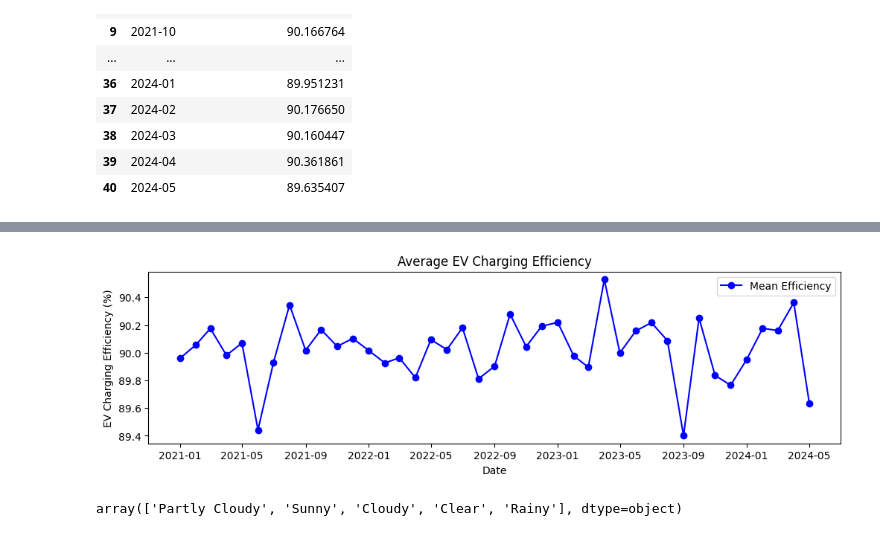
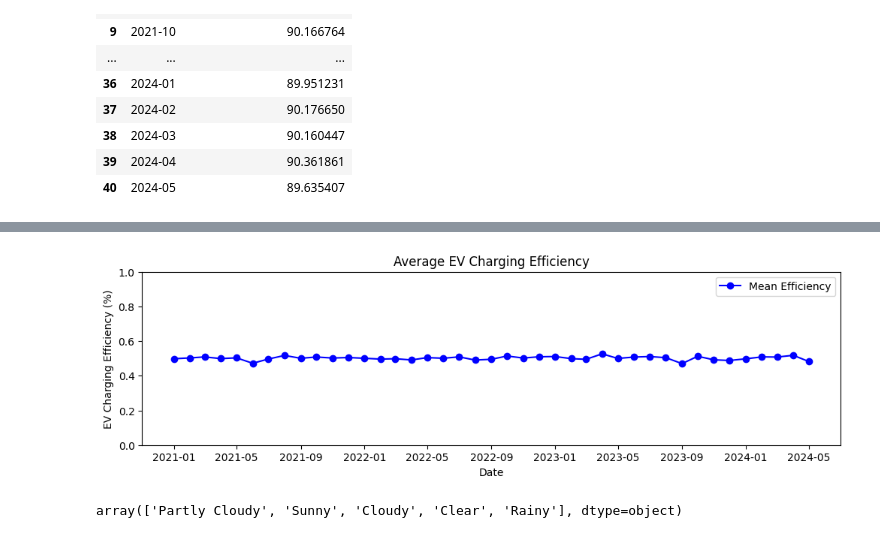
Before and after one commit to aravindhkrishnan09/Data-Science-and-Engineering-Analytics, a Jupyter notebook: Projects/Main_Project_ML/EV Charging Patterns/EV_Charging_Patterns.ipynb, the cells around one changed output, grey strips where cells are left out. Drawn from its saved outputs; the diff is of its cells as text; code cells hidden in the pictures.

```diff
--- a/Projects/Main_Project_ML/EV Charging Patterns/EV_Charging_Patterns.ipynb
+++ b/Projects/Main_Project_ML/EV Charging Patterns/EV_Charging_Patterns.ipynb
@@ -92,6 +92,12 @@ df.head()
 | 3 | 2021-01-01 | 03:00:00 | 0.179598 | 0.073839 | 0.275727 | ... |
 | 4 | 2021-01-01 | 04:00:00 | 0.046806 | 0.068614 | 0.059824 | ... |
 5 rows × 24 columns
+# %%
+from sklearn.preprocessing import MinMaxScaler
+
+# Normalize (Min-Max)
+scaler_minmax = MinMaxScaler()
+df['EV Charging Efficiency (%) - Normalized'] = scaler_minmax.fit_transform(df[['EV Charging Efficiency (%)']]).round(2)
 # %%
 df_charging_efficiency = df.groupby(df['Date'].dt.to_period('M'))['EV Charging Efficiency (%)'].mean().reset_index()
 df_charging_efficiency
@@ -113,3 +119,6 @@ df_charging_efficiency
 | 38 | 2024-03 | 90.160447 |
 | 39 | 2024-04 | 90.361861 |
 | 40 | 2024-05 | 89.635407 |
+# %%
+df_charging_efficiency = df.groupby(df['Date'].dt.to_period('M'))['EV Charging Efficiency (%) - Normalized'].mean().reset_index()
+df_charging_efficiency
@@ -116,19 +143,20 @@ df_charging_efficiency
 # %%
 '''
 Plot the average EV charging efficiency over time using a line plot.
 '''
 
 import matplotlib.pyplot as plt
 
 plt.figure(figsize=(12, 3))
-plt.plot(df_charging_efficiency['Date'].dt.to_timestamp(), df_charging_efficiency['EV Charging Efficiency (%)'], color='blue', marker='o', label='Mean Efficiency')
+plt.plot(df_charging_efficiency['Date'].dt.to_timestamp(), df_charging_efficiency['EV Charging Efficiency (%) - Normalized'], color='blue', marker='o', label='Mean Efficiency')
+plt.ylim(0, 1)  # Normalized values between 0 and 1
 plt.title('Average EV Charging Efficiency')
 plt.xlabel('Date')
 plt.ylabel('EV Charging Efficiency (%)')
 plt.legend()
 plt.show()
 # %% [output]
-[figure, old version]
+[figure, new version]
 # %%
 df['Weather Conditions'].unique()
 # %% [output]
```
Also changed, not shown: parts of 30 cells of this notebook.
